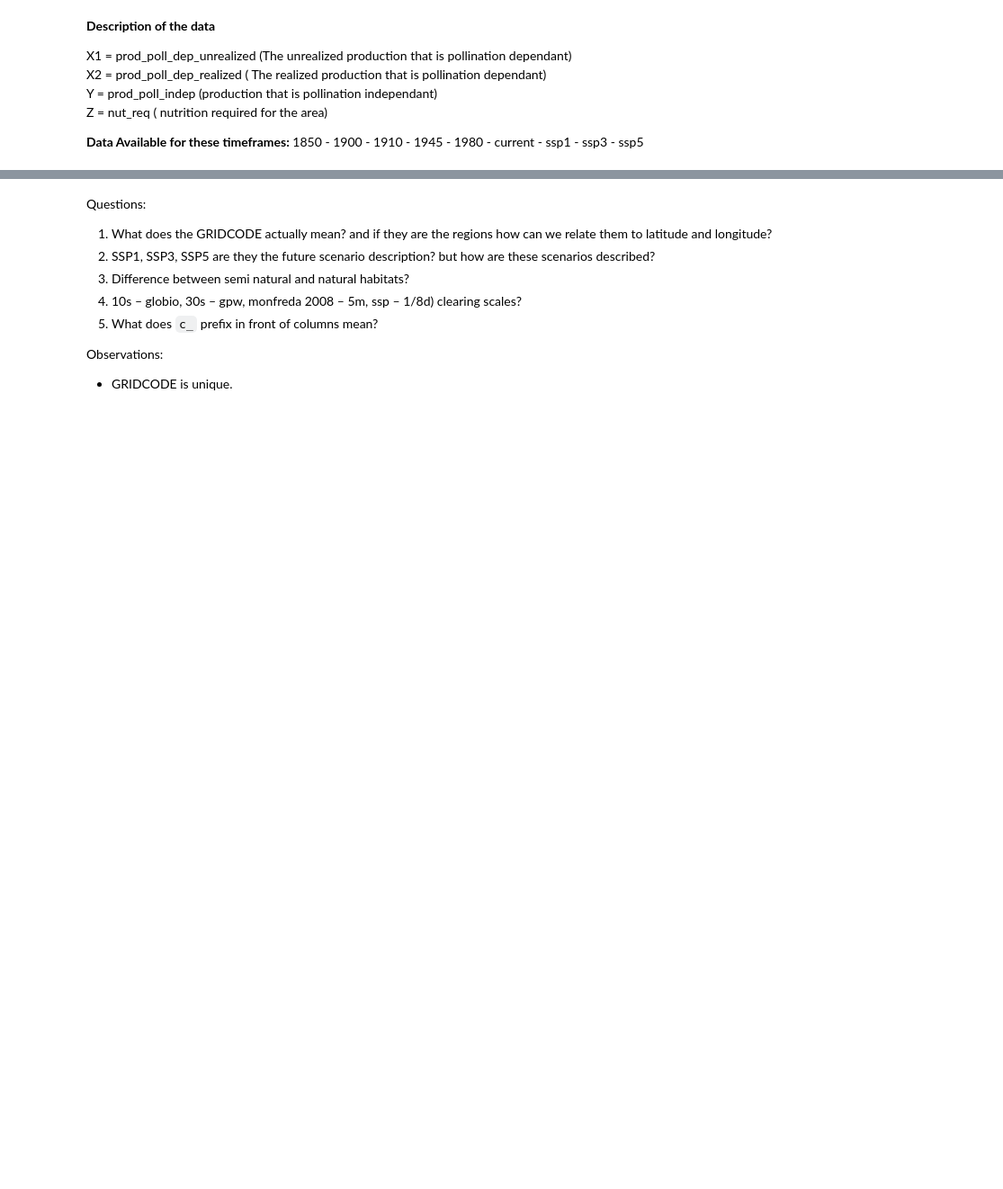
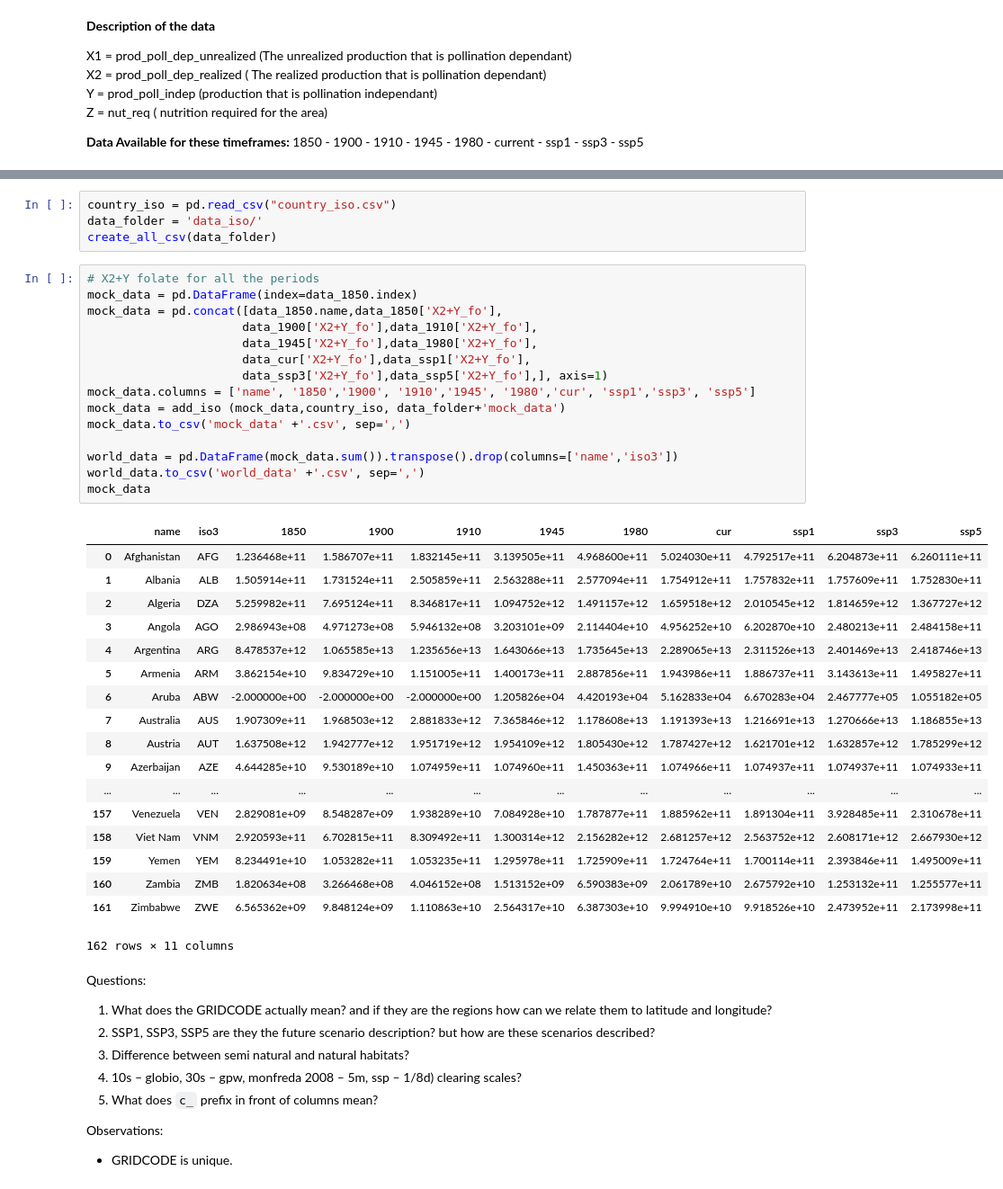
Before and after one commit to AhmedAhres/AhmedAhres.github.io, a Jupyter notebook: DataExploration.ipynb, the cells around one changed output, grey strips where cells are left out. Shown: that part at 90% size. Saved outputs shown, nothing was run; the diff lists cells and outputs as text; blank space fills up the shorter version.

Commit message:
Update data exploration notebook to get the data we need

```diff
--- a/DataExploration.ipynb
+++ b/DataExploration.ipynb
@@ -284,3 +261,41 @@ test
+# %%
+country_iso = pd.read_csv("country_iso.csv")
+data_folder = 'data_iso/'
+create_all_csv(data_folder)
+# %%
+# X2+Y folate for all the periods
+mock_data = pd.DataFrame(index=data_1850.index)
+mock_data = pd.concat([data_1850.name,data_1850['X2+Y_fo'],
+                      data_1900['X2+Y_fo'],data_1910['X2+Y_fo'],
+                      data_1945['X2+Y_fo'],data_1980['X2+Y_fo'],
+                      data_cur['X2+Y_fo'],data_ssp1['X2+Y_fo'],
+                      data_ssp3['X2+Y_fo'],data_ssp5['X2+Y_fo'],], axis=1)
+mock_data.columns = ['name', '1850','1900', '1910','1945', '1980','cur', 'ssp1','ssp3', 'ssp5']
+mock_data = add_iso (mock_data,country_iso, data_folder+'mock_data')
+mock_data.to_csv('mock_data' +'.csv', sep=',')
+
+world_data = pd.DataFrame(mock_data.sum()).transpose().drop(columns=['name','iso3'])
+world_data.to_csv('world_data' +'.csv', sep=',')
+mock_data
+# %% [output]
+|  | name | iso3 | 1850 | 1900 | 1910 | 1945 | 1980 | cur | ssp1 | ssp3 | ssp5 |
+| 0 | Afghanistan | AFG | 1.236468e+11 | 1.586707e+11 | 1.832145e+11 | 3.139505e+11 | 4.968600e+11 | 5.024030e+11 | 4.792517e+11 | 6.204873e+11 | 6.260111e+11 |
+| 1 | Albania | ALB | 1.505914e+11 | 1.731524e+11 | 2.505859e+11 | 2.563288e+11 | 2.577094e+11 | 1.754912e+11 | 1.757832e+11 | 1.757609e+11 | 1.752830e+11 |
+| 2 | Algeria | DZA | 5.259982e+11 | 7.695124e+11 | 8.346817e+11 | 1.094752e+12 | 1.491157e+12 | 1.659518e+12 | 2.010545e+12 | 1.814659e+12 | 1.367727e+12 |
+| 3 | Angola | AGO | 2.986943e+08 | 4.971273e+08 | 5.946132e+08 | 3.203101e+09 | 2.114404e+10 | 4.956252e+10 | 6.202870e+10 | 2.480213e+11 | 2.484158e+11 |
+| 4 | Argentina | ARG | 8.478537e+12 | 1.065585e+13 | 1.235656e+13 | 1.643066e+13 | 1.735645e+13 | 2.289065e+13 | 2.311526e+13 | 2.401469e+13 | 2.418746e+13 |
+| 5 | Armenia | ARM | 3.862154e+10 | 9.834729e+10 | 1.151005e+11 | 1.400173e+11 | 2.887856e+11 | 1.943986e+11 | 1.886737e+11 | 3.143613e+11 | 1.495827e+11 |
+| 6 | Aruba | ABW | -2.000000e+00 | -2.000000e+00 | -2.000000e+00 | 1.205826e+04 | 4.420193e+04 | 5.162833e+04 | 6.670283e+04 | 2.467777e+05 | 1.055182e+05 |
+| 7 | Australia | AUS | 1.907309e+11 | 1.968503e+12 | 2.881833e+12 | 7.365846e+12 | 1.178608e+13 | 1.191393e+13 | 1.216691e+13 | 1.270666e+13 | 1.186855e+13 |
+| 8 | Austria | AUT | 1.637508e+12 | 1.942777e+12 | 1.951719e+12 | 1.954109e+12 | 1.805430e+12 | 1.787427e+12 | 1.621701e+12 | 1.632857e+12 | 1.785299e+12 |
+| 9 | Azerbaijan | AZE | 4.644285e+10 | 9.530189e+10 | 1.074959e+11 | 1.074960e+11 | 1.450363e+11 | 1.074966e+11 | 1.074937e+11 | 1.074937e+11 | 1.074933e+11 |
+| ... | ... | ... | ... | ... | ... | ... | ... | ... | ... | ... | ... |
+| 157 | Venezuela | VEN | 2.829081e+09 | 8.548287e+09 | 1.938289e+10 | 7.084928e+10 | 1.787877e+11 | 1.885962e+11 | 1.891304e+11 | 3.928485e+11 | 2.310678e+11 |
+| 158 | Viet Nam | VNM | 2.920593e+11 | 6.702815e+11 | 8.309492e+11 | 1.300314e+12 | 2.156282e+12 | 2.681257e+12 | 2.563752e+12 | 2.608171e+12 | 2.667930e+12 |
+| 159 | Yemen | YEM | 8.234491e+10 | 1.053282e+11 | 1.053235e+11 | 1.295978e+11 | 1.725909e+11 | 1.724764e+11 | 1.700114e+11 | 2.393846e+11 | 1.495009e+11 |
+| 160 | Zambia | ZMB | 1.820634e+08 | 3.266468e+08 | 4.046152e+08 | 1.513152e+09 | 6.590383e+09 | 2.061789e+10 | 2.675792e+10 | 1.253132e+11 | 1.255577e+11 |
+| 161 | Zimbabwe | ZWE | 6.565362e+09 | 9.848124e+09 | 1.110863e+10 | 2.564317e+10 | 6.387303e+10 | 9.994910e+10 | 9.918526e+10 | 2.473952e+11 | 2.173998e+11 |
+162 rows × 11 columns
 # %% [markdown]
 Questions:
 
```
Also changed, not shown: parts of 8 cells of this notebook.
